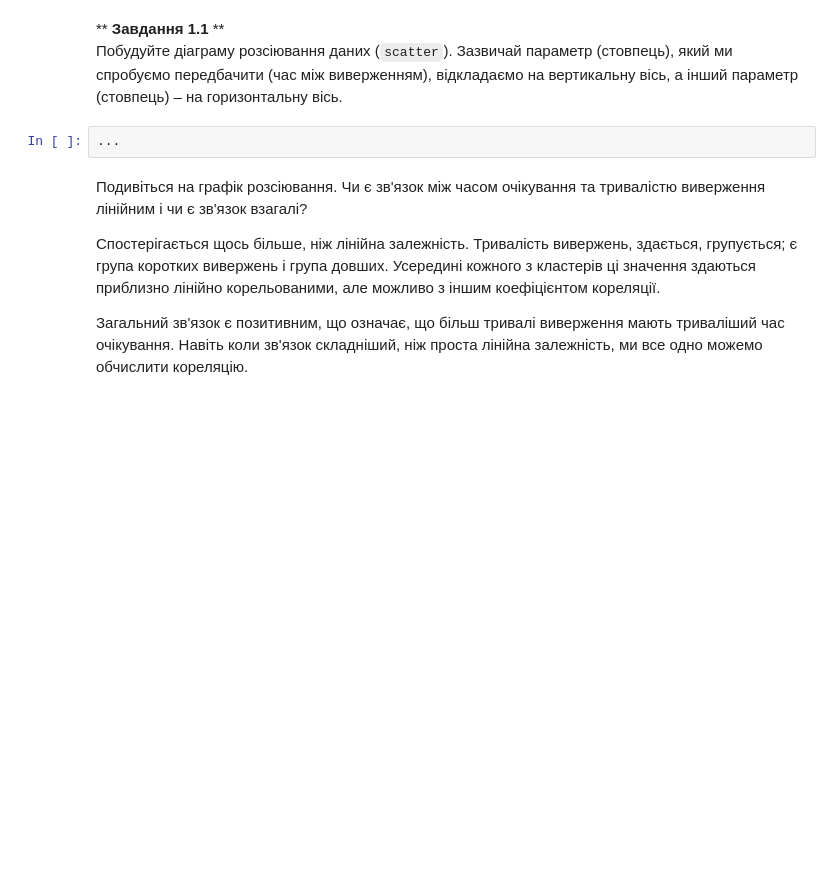
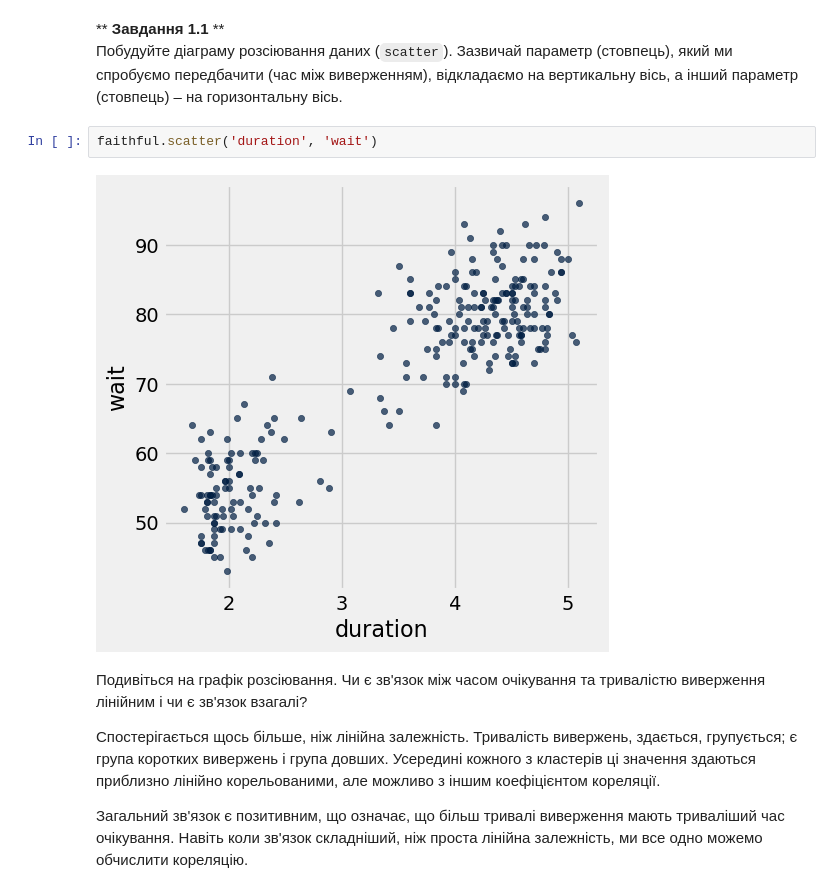
Before and after one commit to MaksimShum/Practices, a Jupyter notebook: pr2_4.ipynb, the cells around one changed output. Cells and saved outputs as stored; diff of their text form; blank space fills up the shorter version.

```diff
--- a/pr2_4.ipynb
+++ b/pr2_4.ipynb
@@ -55,8 +70,10 @@ faithful
 ** <b>Завдання 1.1</b> **
 <br/>
 Побудуйте діаграму розсіювання даних (`scatter`). Зазвичай параметр (стовпець), який ми спробуємо передбачити (час між виверженням), відкладаємо на вертикальну вісь, а інший параметр (стовпець) – на горизонтальну вісь.
-# %%
-...
+# %%
+faithful.scatter('duration', 'wait')
+# %% [output]
+[figure, added]
 # %% [markdown]
 Подивіться на графік розсіювання. Чи є зв'язок між часом очікування та тривалістю виверження лінійним і чи є зв'язок взагалі?
 
```
Also changed, not shown: parts of 2 cells of this notebook.
